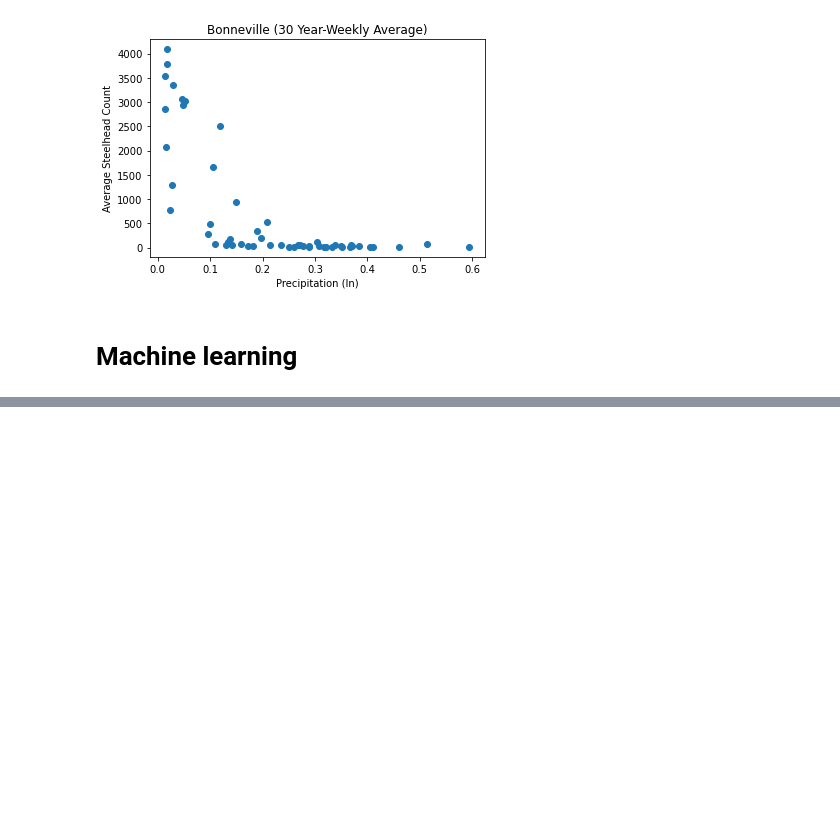
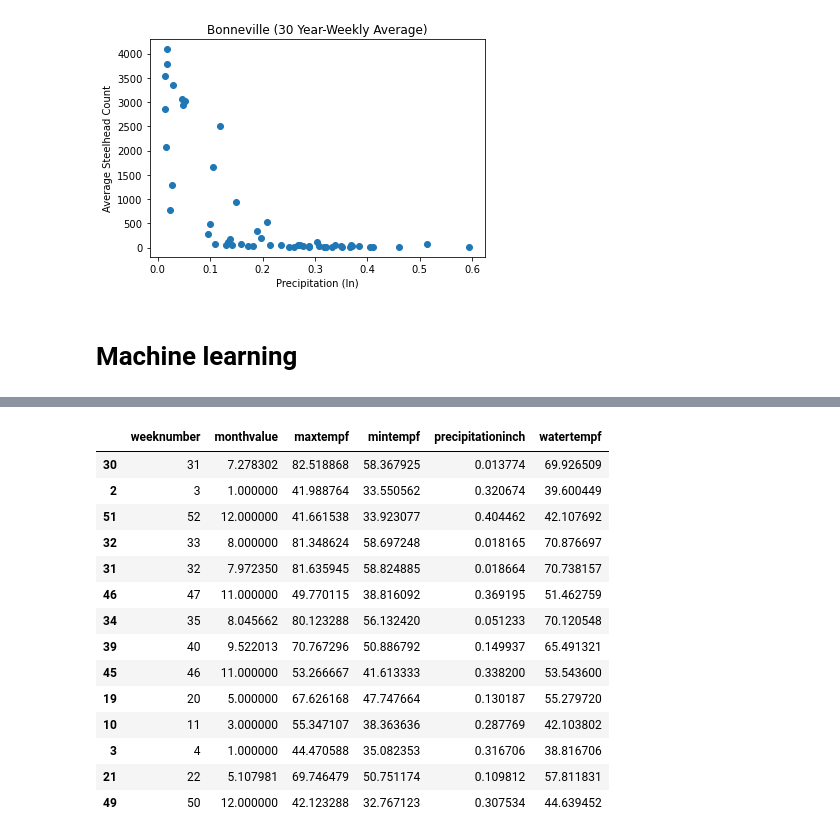
Before and after one commit to mthalken/fish_count, a Jupyter notebook: fish_ml_practice.ipynb, the cells around one changed output, grey strips where cells are left out. Drawn from its saved outputs; the diff is of its cells as text; code cells hidden in the pictures; blank space fills up the shorter version.

```diff
--- a/fish_ml_practice.ipynb
+++ b/fish_ml_practice.ipynb
@@ -209,0 +208,18 @@ y_train.describe()
+# %%
+X_test
+# %% [output]
+|  | weeknumber | monthvalue | maxtempf | mintempf | precipitationinch | watertempf |
+| 30 | 31 | 7.278302 | 82.518868 | 58.367925 | 0.013774 | 69.926509 |
+| 2 | 3 | 1.000000 | 41.988764 | 33.550562 | 0.320674 | 39.600449 |
+| 51 | 52 | 12.000000 | 41.661538 | 33.923077 | 0.404462 | 42.107692 |
+| 32 | 33 | 8.000000 | 81.348624 | 58.697248 | 0.018165 | 70.876697 |
+| 31 | 32 | 7.972350 | 81.635945 | 58.824885 | 0.018664 | 70.738157 |
+| 46 | 47 | 11.000000 | 49.770115 | 38.816092 | 0.369195 | 51.462759 |
+| 34 | 35 | 8.045662 | 80.123288 | 56.132420 | 0.051233 | 70.120548 |
+| 39 | 40 | 9.522013 | 70.767296 | 50.886792 | 0.149937 | 65.491321 |
+| 45 | 46 | 11.000000 | 53.266667 | 41.613333 | 0.338200 | 53.543600 |
+| 19 | 20 | 5.000000 | 67.626168 | 47.747664 | 0.130187 | 55.279720 |
+| 10 | 11 | 3.000000 | 55.347107 | 38.363636 | 0.287769 | 42.103802 |
+| 3 | 4 | 1.000000 | 44.470588 | 35.082353 | 0.316706 | 38.816706 |
+| 21 | 22 | 5.107981 | 69.746479 | 50.751174 | 0.109812 | 57.811831 |
+| 49 | 50 | 12.000000 | 42.123288 | 32.767123 | 0.307534 | 44.639452 |
```
Also changed, not shown: parts of 86 cells of this notebook.
